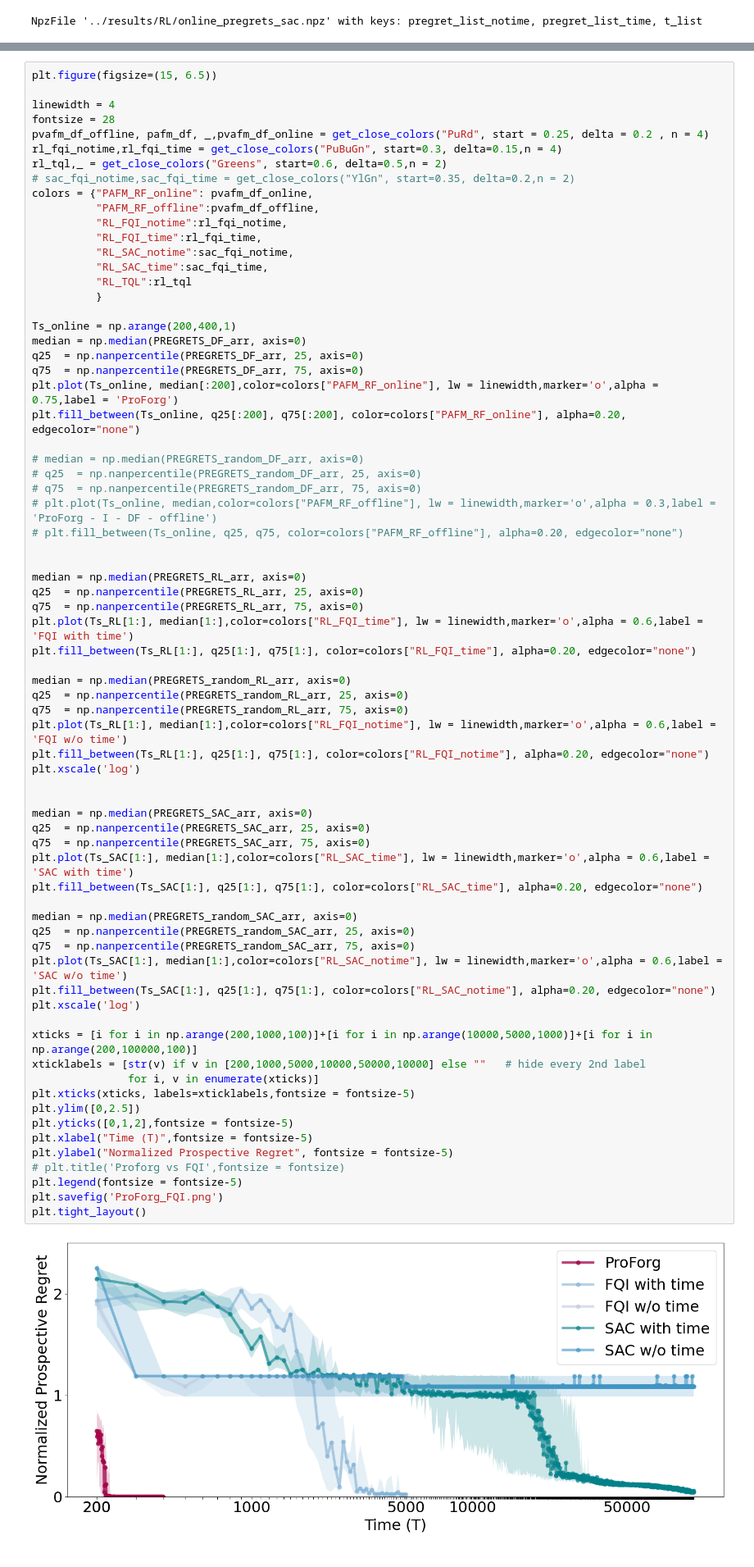
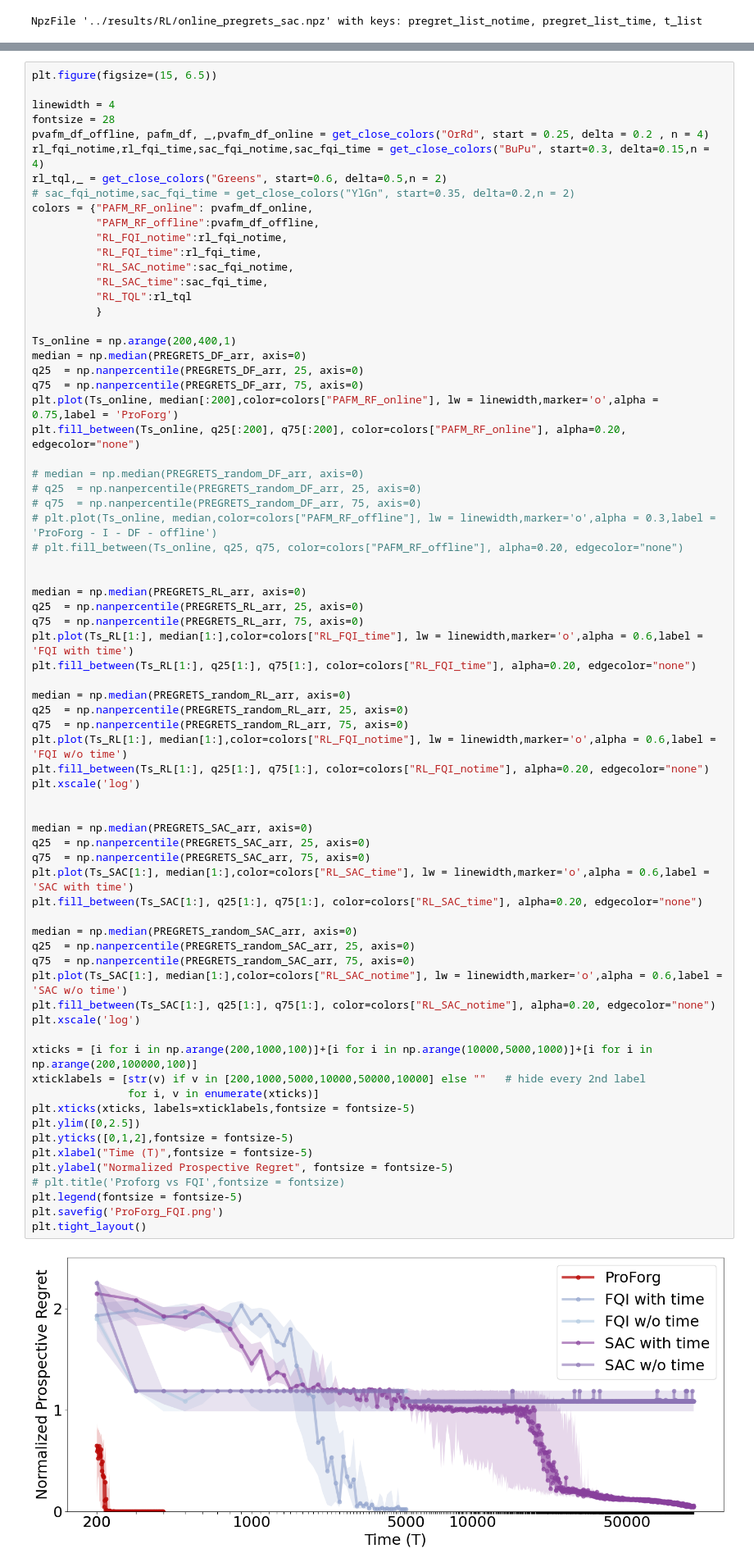
Before and after one commit to neurodata/ProspectiveForaging, a Jupyter notebook: notebooks/fig1_new.ipynb, the cells around one changed output, grey strips where cells are left out. Shown at 82% size. Cells and saved outputs as stored; diff of their text form.

Commit message:
change color

```diff
--- a/notebooks/fig1_new.ipynb
+++ b/notebooks/fig1_new.ipynb
@@ -78,8 +78,8 @@ plt.figure(figsize=(15, 6.5))
 
 linewidth = 4
 fontsize = 28
-pvafm_df_offline, pafm_df, _,pvafm_df_online = get_close_colors("PuRd", start = 0.25, delta = 0.2 , n = 4)
-rl_fqi_notime,rl_fqi_time = get_close_colors("PuBuGn", start=0.3, delta=0.15,n = 4)
+pvafm_df_offline, pafm_df, _,pvafm_df_online = get_close_colors("OrRd", start = 0.25, delta = 0.2 , n = 4)
+rl_fqi_notime,rl_fqi_time,sac_fqi_notime,sac_fqi_time = get_close_colors("BuPu", start=0.3, delta=0.15,n = 4)
 rl_tql,_ = get_close_colors("Greens", start=0.6, delta=0.5,n = 2)
 # sac_fqi_notime,sac_fqi_time = get_close_colors("YlGn", start=0.35, delta=0.2,n = 2)
 colors = {"PAFM_RF_online": pvafm_df_online,
@@ -118,31 +118,31 @@ plt.plot(Ts_RL[1:], median[1:],color=colors["RL_FQI_notime"], lw = linewidth,mar
 plt.fill_between(Ts_RL[1:], q25[1:], q75[1:], color=colors["RL_FQI_notime"], alpha=0.20, edgecolor="none")
 plt.xscale('log')
 
 
 median = np.median(PREGRETS_SAC_arr, axis=0)
 q25  = np.nanpercentile(PREGRETS_SAC_arr, 25, axis=0)
 q75  = np.nanpercentile(PREGRETS_SAC_arr, 75, axis=0)
 plt.plot(Ts_SAC[1:], median[1:],color=colors["RL_SAC_time"], lw = linewidth,marker='o',alpha = 0.6,label = 'SAC with time')
 plt.fill_between(Ts_SAC[1:], q25[1:], q75[1:], color=colors["RL_SAC_time"], alpha=0.20, edgecolor="none")
 
 median = np.median(PREGRETS_random_SAC_arr, axis=0)
 q25  = np.nanpercentile(PREGRETS_random_SAC_arr, 25, axis=0)
 q75  = np.nanpercentile(PREGRETS_random_SAC_arr, 75, axis=0)
 plt.plot(Ts_SAC[1:], median[1:],color=colors["RL_SAC_notime"], lw = linewidth,marker='o',alpha = 0.6,label = 'SAC w/o time')
 plt.fill_between(Ts_SAC[1:], q25[1:], q75[1:], color=colors["RL_SAC_notime"], alpha=0.20, edgecolor="none")
 plt.xscale('log')
 
 xticks = [i for i in np.arange(200,1000,100)]+[i for i in np.arange(10000,5000,1000)]+[i for i in np.arange(200,100000,100)]
 xticklabels = [str(v) if v in [200,1000,5000,10000,50000,10000] else ""   # hide every 2nd label
                for i, v in enumerate(xticks)]
 plt.xticks(xticks, labels=xticklabels,fontsize = fontsize-5)
 plt.ylim([0,2.5])
 plt.yticks([0,1,2],fontsize = fontsize-5)
 plt.xlabel("Time (T)",fontsize = fontsize-5)
 plt.ylabel("Normalized Prospective Regret", fontsize = fontsize-5)
 # plt.title('Proforg vs FQI',fontsize = fontsize)
 plt.legend(fontsize = fontsize-5)
 plt.savefig('ProForg_FQI.png')
 plt.tight_layout()
 # %% [output]
-[figure, old version]
+[figure, new version]
```
